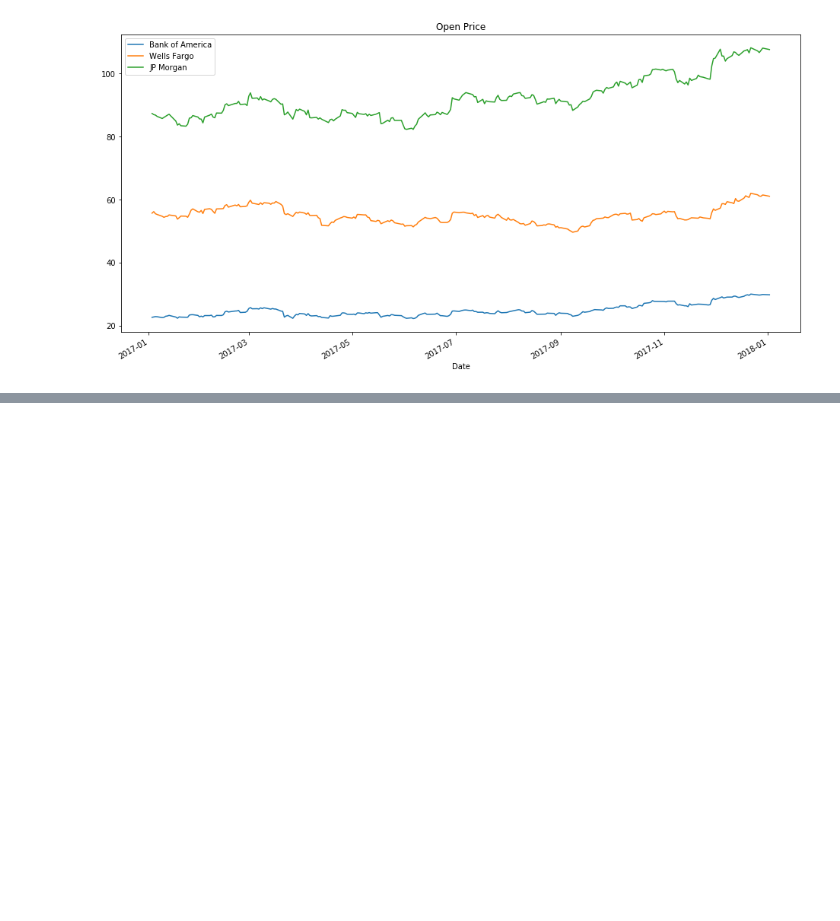
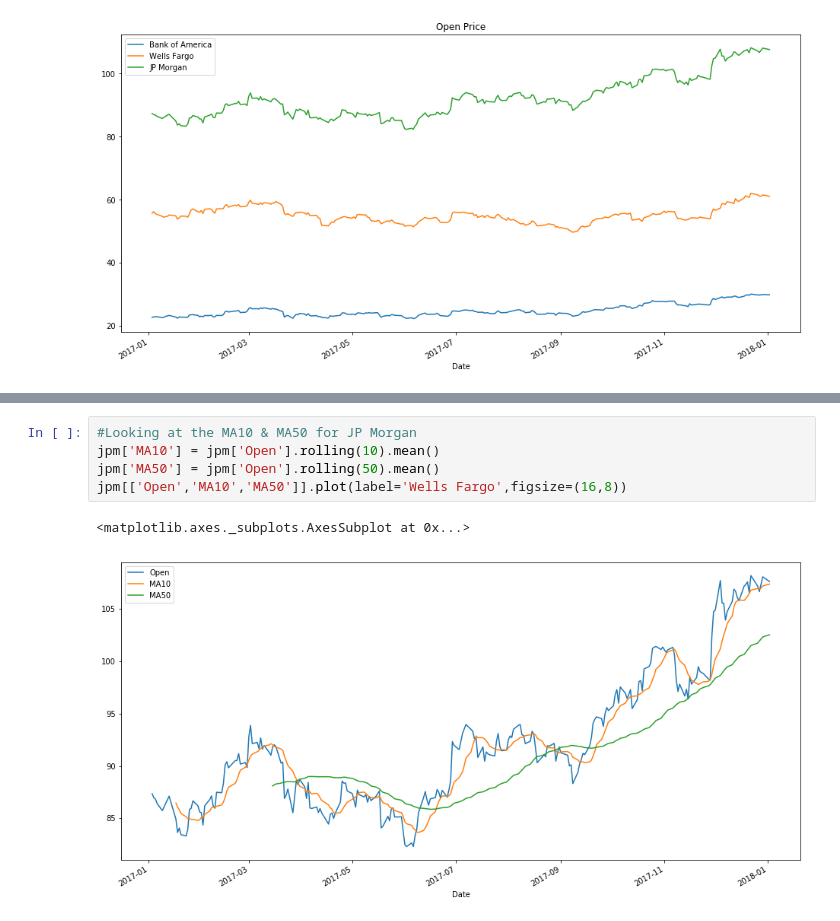
Before and after one commit to Afrochemist/Job_Portfolio, a Jupyter notebook: Python/Finance/Stock Analysis with Banks.ipynb, the cells around one changed output, grey strips where cells are left out. Cells and saved outputs as stored; diff of their text form; blank space fills up the shorter version.

```diff
--- a/Python/Finance/Stock Analysis with Banks.ipynb
+++ b/Python/Finance/Stock Analysis with Banks.ipynb
@@ -69,0 +89,8 @@ plt.legend()
+# %%
+#Looking at the MA10 & MA50 for JP Morgan
+jpm['MA10'] = jpm['Open'].rolling(10).mean()
+jpm['MA50'] = jpm['Open'].rolling(50).mean()
+jpm[['Open','MA10','MA50']].plot(label='Wells Fargo',figsize=(16,8))
+# %% [output]
+<matplotlib.axes._subplots.AxesSubplot at 0x...>
+[figure, added]
```
Also changed, not shown: parts of 14 cells of this notebook.
